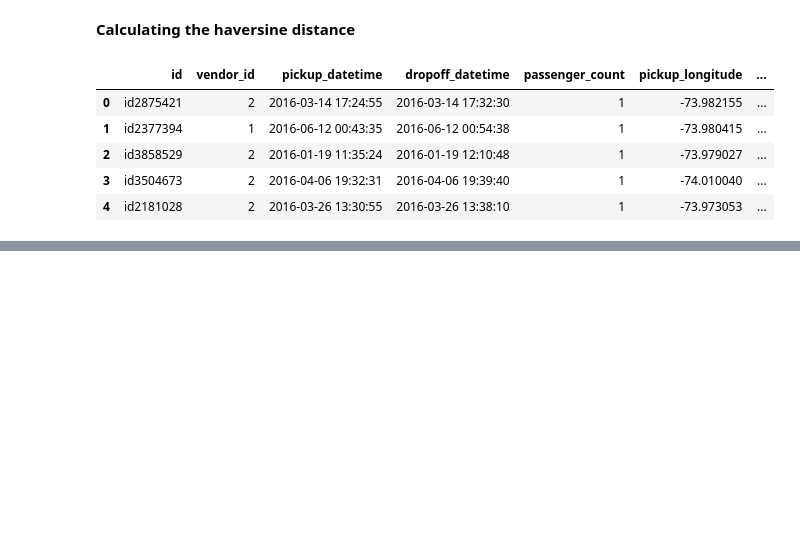
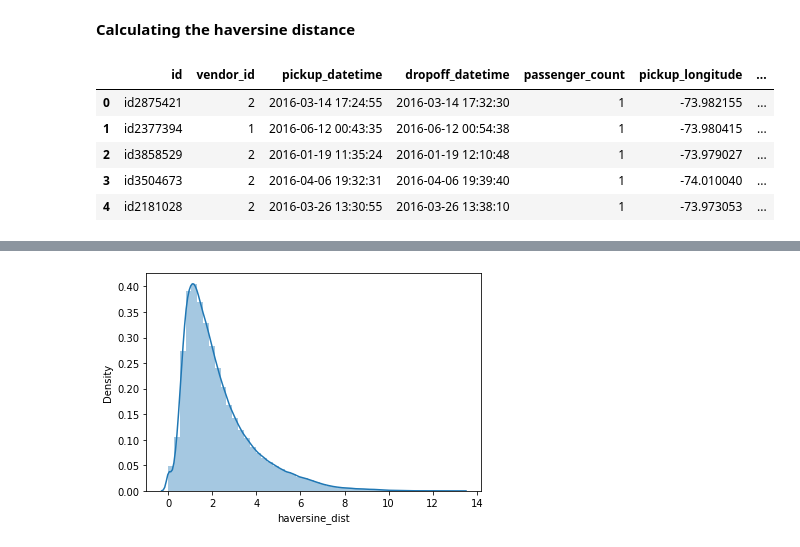
Before and after one commit to yasheshgupta/NYC-Taxi-Trip-Time-Prediction, a Jupyter notebook: NYC_Taxi_Trip_Time_Prediction_Capstone_Project.ipynb, the cells around one changed output, grey strips where cells are left out. Drawn from its saved outputs; the diff is of its cells as text; code cells hidden in the pictures; blank space fills up the shorter version.

```diff
--- a/NYC_Taxi_Trip_Time_Prediction_Capstone_Project.ipynb
+++ b/NYC_Taxi_Trip_Time_Prediction_Capstone_Project.ipynb
@@ -168,0 +218,6 @@ df.head()
+# %%
+#checking distribution of distance
+ax = sns.distplot(df['haversine_dist'])
+plt.show()
+# %% [output]
+[figure, added]
```
Also changed, not shown: parts of 16 cells of this notebook.
